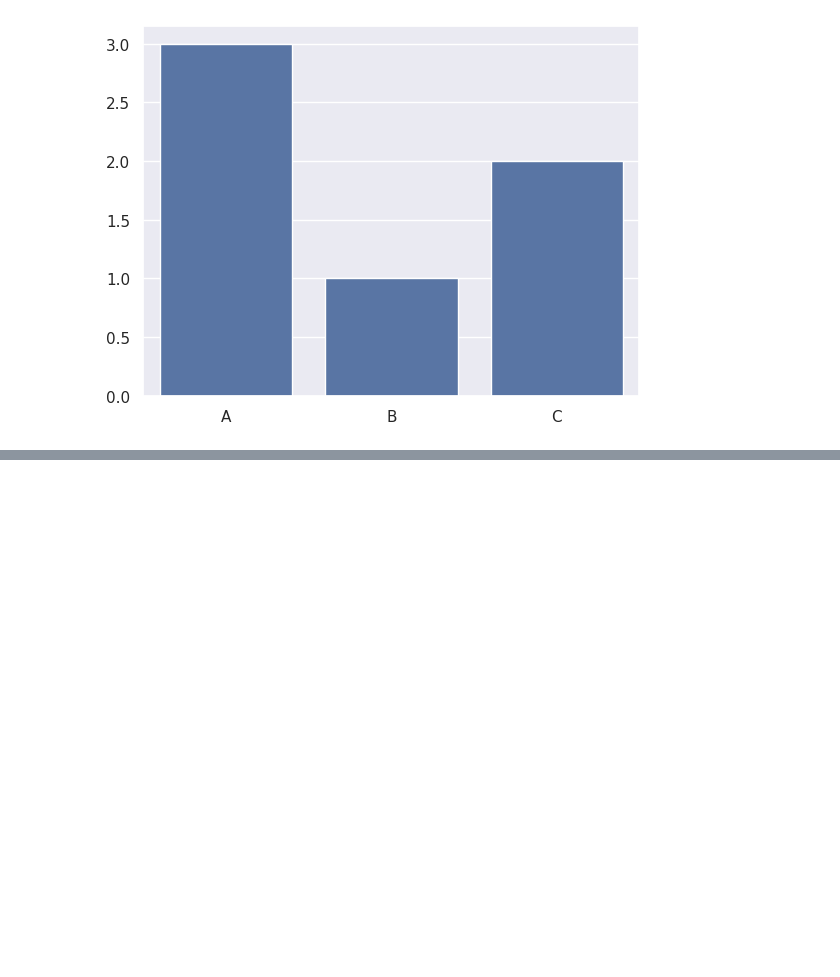
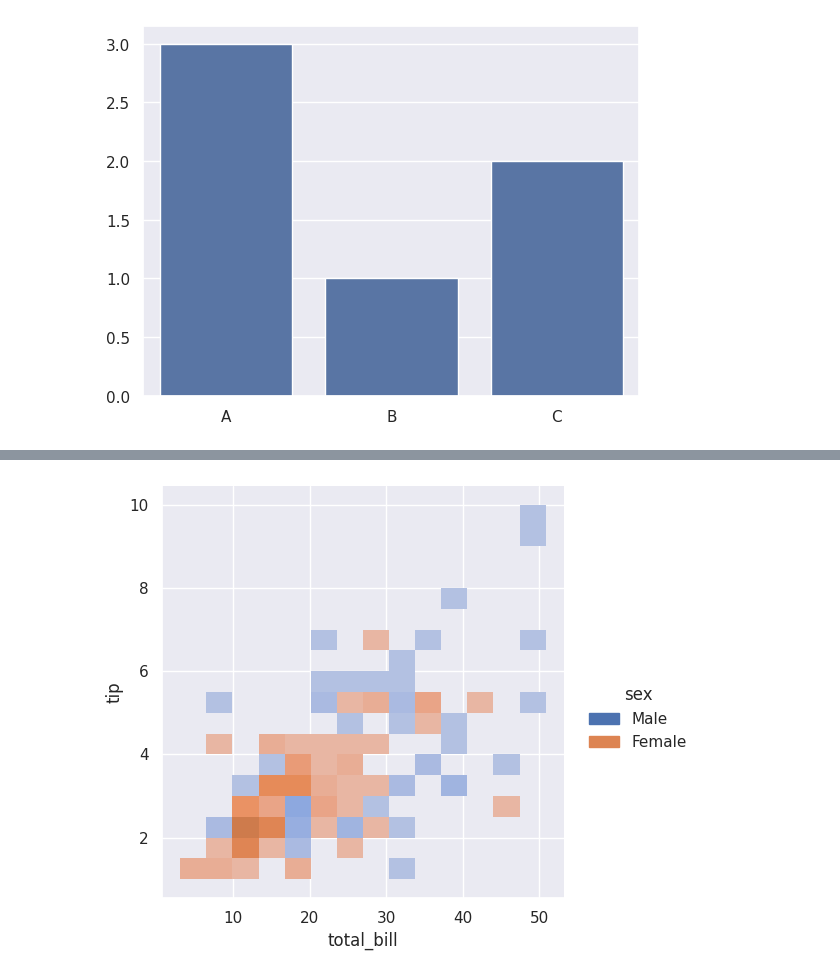
Before and after one commit to feracor/matplotlib_eaborn, a Jupyter notebook: 2_seaborn.ipynb, the cells around one changed output, grey strips where cells are left out. Saved outputs shown, nothing was run; the diff lists cells and outputs as text; code cells hidden in the pictures; blank space fills up the shorter version.

```diff
--- a/2_seaborn.ipynb
+++ b/2_seaborn.ipynb
@@ -43,0 +56,5 @@ WARNING:matplotlib.font_manager:findfont: Font family 'Ariel' not found.
+# %%
+sns.displot(data=tips,x='total_bill',y='tip', hue='sex') #Parámetro 'hue' hace desgloce por medio de otra variable
+plt.show()
+# %% [output]
+[figure, added]
```
Also changed, not shown: parts of 8 cells of this notebook.
